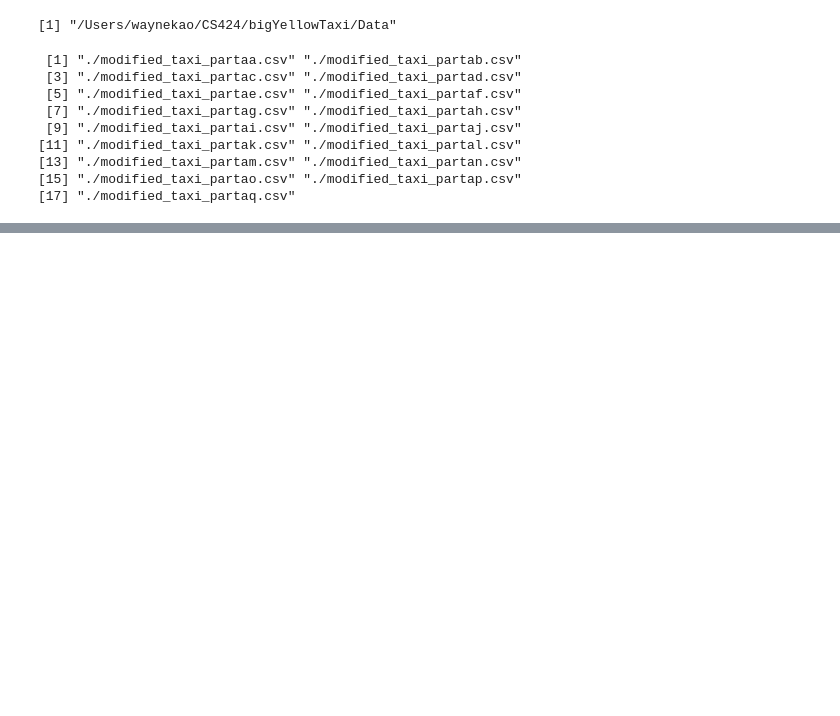
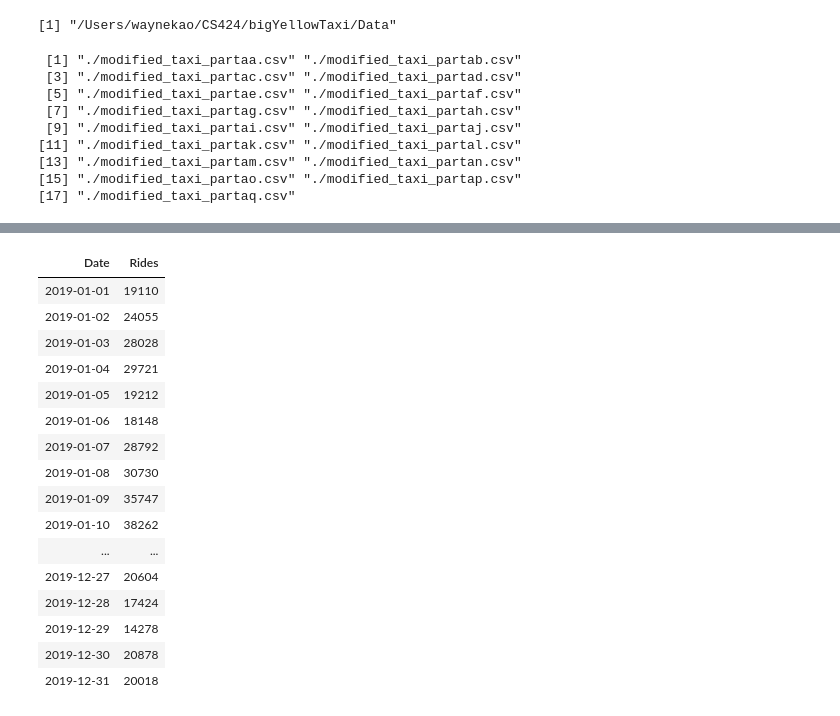
Before and after one commit to Rg3n0v4/bigYellowTaxi, a Jupyter notebook: ScrapNotebook.ipynb, the cells around one changed output, grey strips where cells are left out. Drawn from its saved outputs; the diff is of its cells as text; code cells hidden in the pictures; blank space fills up the shorter version.

```diff
--- a/ScrapNotebook.ipynb
+++ b/ScrapNotebook.ipynb
@@ -22,0 +69,23 @@ colnames(data) <- col_name
+# %%
+#Aggregate by day
+noFilter_byDay <- aggregate(data[,1], by=list(date(data$new_date)), FUN=length)
+colnames(noFilter_byDay) <- c("Date", "Rides")
+noFilter_byDay
+# %% [output]
+| Date | Rides |
+| 2019-01-01 | 19110 |
+| 2019-01-02 | 24055 |
+| 2019-01-03 | 28028 |
+| 2019-01-04 | 29721 |
+| 2019-01-05 | 19212 |
+| 2019-01-06 | 18148 |
+| 2019-01-07 | 28792 |
+| 2019-01-08 | 30730 |
+| 2019-01-09 | 35747 |
+| 2019-01-10 | 38262 |
+| ... | ... |
+| 2019-12-27 | 20604 |
+| 2019-12-28 | 17424 |
+| 2019-12-29 | 14278 |
+| 2019-12-30 | 20878 |
+| 2019-12-31 | 20018 |
```
Also changed, not shown: parts of 5 cells of this notebook.
